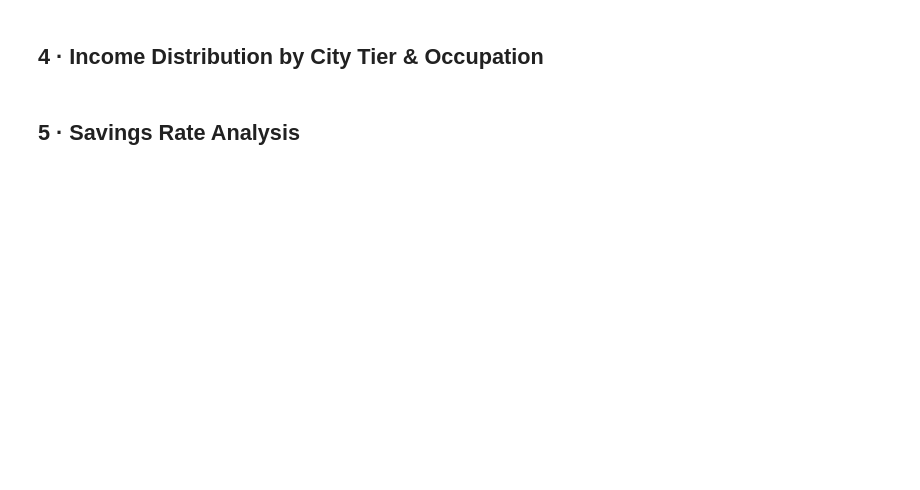
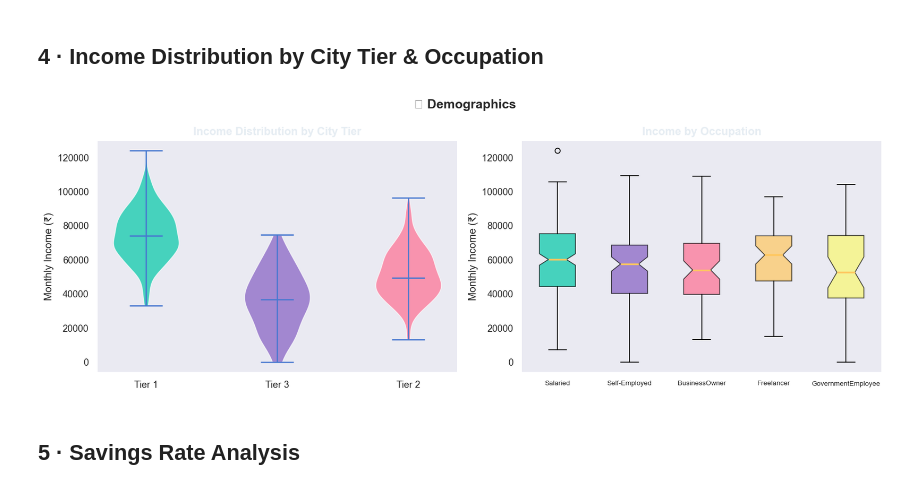
Before and after one commit to kasim672/FinSight-Intelligent-Personal-Finance-Analyzer, a Jupyter notebook: analysis.ipynb, the cells around one changed output. Cells and saved outputs as stored; diff of their text form; code cells hidden in the pictures; blank space fills up the shorter version.

```diff
--- a/analysis.ipynb
+++ b/analysis.ipynb
@@ -123,33 +183,34 @@ plt.show()
 # %%
 fig, axes = plt.subplots(1, 2, figsize=(14, 5))
 
 # Violin – Income by City Tier
 tiers = df['City_Tier'].unique()
 data_by_tier = [df[df['City_Tier']==t]['Income'].values for t in tiers]
 vp = axes[0].violinplot(data_by_tier, showmedians=True)
 for i,(body,c) in enumerate(zip(vp['bodies'],PALETTE)):
     body.set_facecolor(c); body.set_alpha(0.7)
 axes[0].set_xticks(range(1,len(tiers)+1))
 axes[0].set_xticklabels(tiers)
 axes[0].set_title('Income Distribution by City Tier', fontsize=13, fontweight='bold')
 axes[0].set_ylabel('Monthly Income (₹)')
 
 # Boxplot – Income by Occupation
 occs   = df['Occupation'].value_counts().index.tolist()
 bp_data= [df[df['Occupation']==o]['Income'].values for o in occs]
 bp = axes[1].boxplot(bp_data, patch_artist=True, notch=True,
                      medianprops=dict(color='#FFC75F',linewidth=2))
 for patch,c in zip(bp['boxes'],PALETTE):
     patch.set_facecolor(c); patch.set_alpha(0.7)
 axes[1].set_xticks(range(1,len(occs)+1))
-axes[1].set_xticklabels([o.replace(' ','
-') for o in occs], fontsize=8)
+axes[1].set_xticklabels([o.replace(' ','') for o in occs], fontsize=8)
 axes[1].set_title('Income by Occupation', fontsize=13, fontweight='bold')
 axes[1].set_ylabel('Monthly Income (₹)')
 
 plt.suptitle('👤 Demographics', fontsize=15, fontweight='bold')
 plt.tight_layout()
 plt.show()
+# %% [output]
+[figure, added]
 # %% [markdown]
 ## 5 · Savings Rate Analysis
 # %%
```
Also changed, not shown: parts of 11 cells of this notebook, 2 other files.
